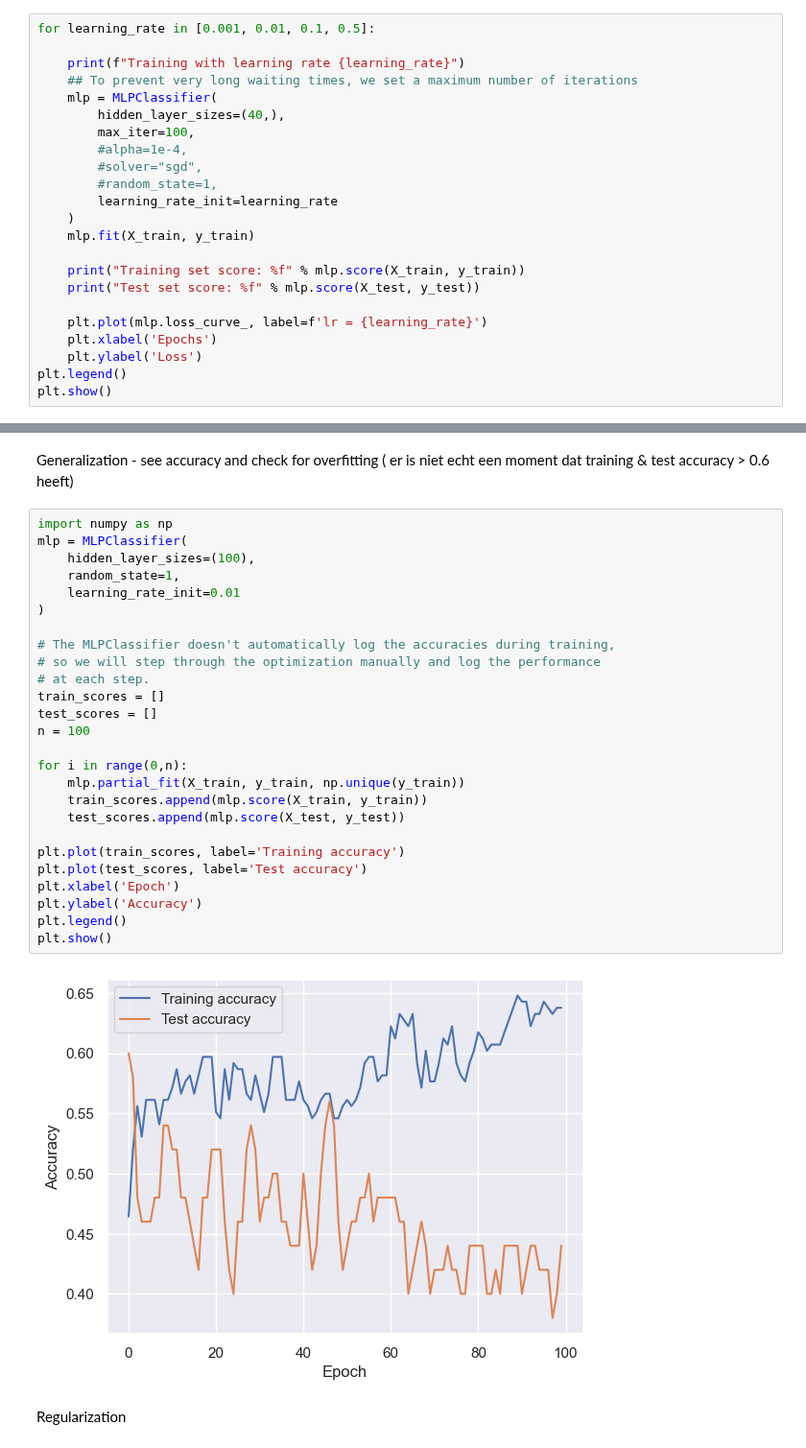
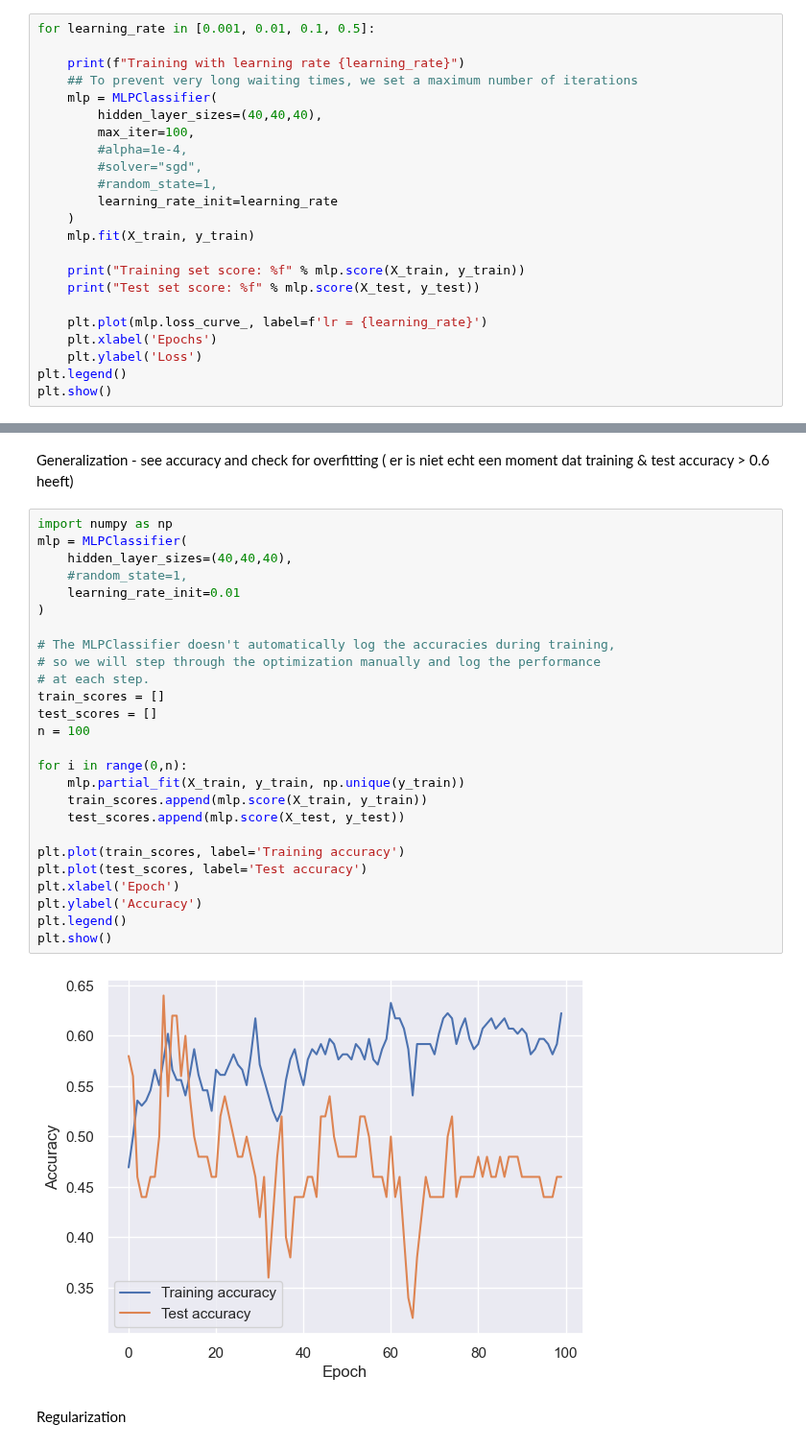
Before and after one commit to ecmbuijsman/TM10007_ML, a Jupyter notebook: assignment.ipynb, the cells around one changed output, grey strips where cells are left out. Shown at 96% size. Saved outputs shown, nothing was run; the diff lists cells and outputs as text.

```diff
--- a/assignment.ipynb
+++ b/assignment.ipynb
@@ -329,7 +329,7 @@ for learning_rate in [0.001, 0.01, 0.1, 0.5]:
     print(f"Training with learning rate {learning_rate}")
     ## To prevent very long waiting times, we set a maximum number of iterations
     mlp = MLPClassifier(
-        hidden_layer_sizes=(40,),
+        hidden_layer_sizes=(40,40,40),
         max_iter=100,
         #alpha=1e-4,
         #solver="sgd",
@@ -365,31 +365,31 @@ Generalization - see accuracy and check for overfitting ( er is niet echt een mo
 # %%
 import numpy as np
 mlp = MLPClassifier(
-    hidden_layer_sizes=(100),
-    random_state=1,
+    hidden_layer_sizes=(40,40,40),
+    #random_state=1,
     learning_rate_init=0.01
 )
 
 # The MLPClassifier doesn't automatically log the accuracies during training,
 # so we will step through the optimization manually and log the performance
 # at each step.
 train_scores = []
 test_scores = []
 n = 100
 
 for i in range(0,n):
     mlp.partial_fit(X_train, y_train, np.unique(y_train))
     train_scores.append(mlp.score(X_train, y_train))
     test_scores.append(mlp.score(X_test, y_test))
 
 plt.plot(train_scores, label='Training accuracy')
 plt.plot(test_scores, label='Test accuracy')
 plt.xlabel('Epoch')
 plt.ylabel('Accuracy')
 plt.legend()
 plt.show()
 # %% [output]
-[figure, old version]
+[figure, new version]
 # %% [markdown]
 Regularization
 # %% [markdown]
```
Also changed, not shown: parts of 1 cell of this notebook.
